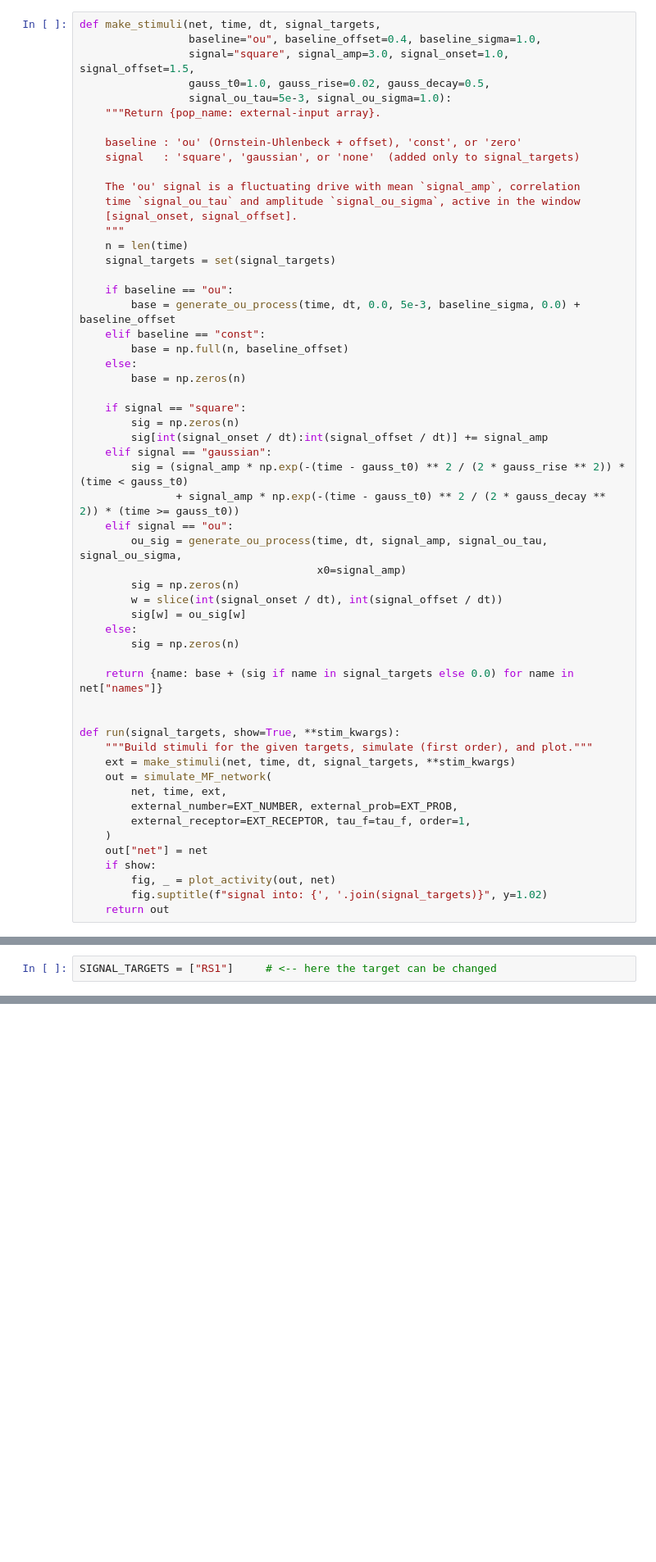
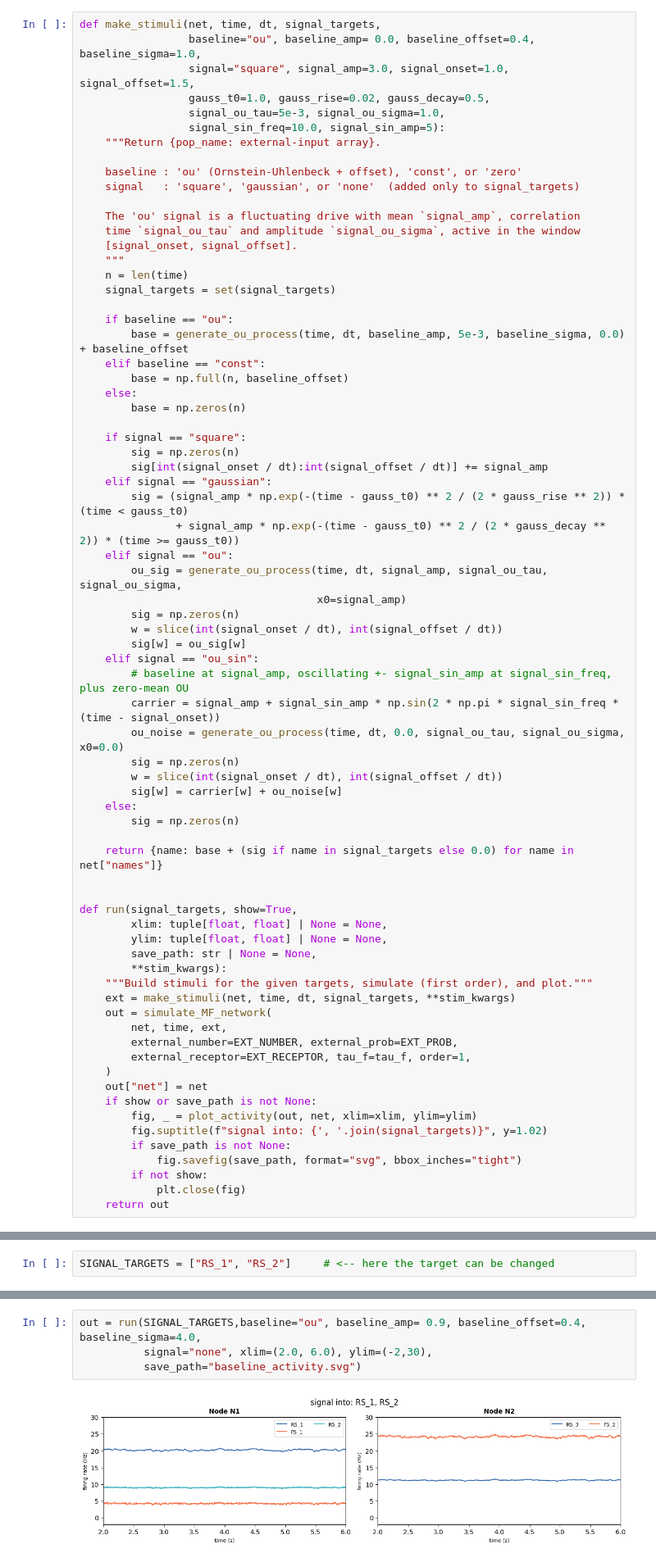
Before and after one commit to IlaCar/neuron-to-meanfield, a Jupyter notebook: network_of_mean_field/network_MF_signal_propagation.ipynb, the cells around one changed output, grey strips where cells are left out. Shown at 82% size. Saved outputs shown, nothing was run; the diff lists cells and outputs as text; blank space fills up the shorter version.

```diff
--- a/network_of_mean_field/network_MF_signal_propagation.ipynb
+++ b/network_of_mean_field/network_MF_signal_propagation.ipynb
@@ -86,10 +87,11 @@ Every population gets a **baseline** background drive; the chosen **signal
 targets** additionally get an injected **pulse**.
 # %%
 def make_stimuli(net, time, dt, signal_targets,
-                 baseline="ou", baseline_offset=0.4, baseline_sigma=1.0,
+                 baseline="ou", baseline_amp= 0.0, baseline_offset=0.4, baseline_sigma=1.0,
                  signal="square", signal_amp=3.0, signal_onset=1.0, signal_offset=1.5,
                  gauss_t0=1.0, gauss_rise=0.02, gauss_decay=0.5,
-                 signal_ou_tau=5e-3, signal_ou_sigma=1.0):
+                 signal_ou_tau=5e-3, signal_ou_sigma=1.0,
+                 signal_sin_freq=10.0, signal_sin_amp=5):
     """Return {pop_name: external-input array}.
 
     baseline : 'ou' (Ornstein-Uhlenbeck + offset), 'const', or 'zero'
@@ -103,7 +105,7 @@ def make_stimuli(net, time, dt, signal_targets,
     signal_targets = set(signal_targets)
 
     if baseline == "ou":
-        base = generate_ou_process(time, dt, 0.0, 5e-3, baseline_sigma, 0.0) + baseline_offset
+        base = generate_ou_process(time, dt, baseline_amp, 5e-3, baseline_sigma, 0.0) + baseline_offset
     elif baseline == "const":
         base = np.full(n, baseline_offset)
     else:
@@ -121,13 +123,24 @@ def make_stimuli(net, time, dt, signal_targets,
         sig = np.zeros(n)
         w = slice(int(signal_onset / dt), int(signal_offset / dt))
         sig[w] = ou_sig[w]
+    elif signal == "ou_sin":
+        # baseline at signal_amp, oscillating +- signal_sin_amp at signal_sin_freq, plus zero-mean OU
+        carrier = signal_amp + signal_sin_amp * np.sin(2 * np.pi * signal_sin_freq * (time - signal_onset))
+        ou_noise = generate_ou_process(time, dt, 0.0, signal_ou_tau, signal_ou_sigma, x0=0.0)
+        sig = np.zeros(n)
+        w = slice(int(signal_onset / dt), int(signal_offset / dt))
+        sig[w] = carrier[w] + ou_noise[w]
     else:
         sig = np.zeros(n)
 
     return {name: base + (sig if name in signal_targets else 0.0) for name in net["names"]}
 
 
-def run(signal_targets, show=True, **stim_kwargs):
+def run(signal_targets, show=True,
+        xlim: tuple[float, float] | None = None,
+        ylim: tuple[float, float] | None = None,
+        save_path: str | None = None,
+        **stim_kwargs):
     """Build stimuli for the given targets, simulate (first order), and plot."""
     ext = make_stimuli(net, time, dt, signal_targets, **stim_kwargs)
     out = simulate_MF_network(
@@ -136,9 +149,13 @@ def run(signal_targets, show=True, **stim_kwargs):
         external_receptor=EXT_RECEPTOR, tau_f=tau_f, order=1,
     )
     out["net"] = net
-    if show:
-        fig, _ = plot_activity(out, net)
+    if show or save_path is not None:
+        fig, _ = plot_activity(out, net, xlim=xlim, ylim=ylim)
         fig.suptitle(f"signal into: {', '.join(signal_targets)}", y=1.02)
+        if save_path is not None:
+            fig.savefig(save_path, format="svg", bbox_inches="tight")
+        if not show:
+            plt.close(fig)
     return out
 # %% [markdown]
 ## ▶ Choose the stimulated population(s)
@@ -146,4 +163,4 @@ def run(signal_targets, show=True, **stim_kwargs):
 Here the use can put one or more population names in `SIGNAL_TARGETS` (see the per-node list above), then run this cell and the next.
 Stimulate a population in one node and watch the others respond after the edge delays.
 # %%
-SIGNAL_TARGETS = ["RS1"]     # <-- here the target can be changed
+SIGNAL_TARGETS = ["RS_1", "RS_2"]     # <-- here the target can be changed
@@ -154,3 +167,9 @@ out = run(SIGNAL_TARGETS,signal="ou", signal_amp=3.0, signal_onset=1.0, signal_o
+# %%
+out = run(SIGNAL_TARGETS,baseline="ou", baseline_amp= 0.9, baseline_offset=0.4, baseline_sigma=4.0,
+          signal="none", xlim=(2.0, 6.0), ylim=(-2,30),
+          save_path="baseline_activity.svg")
+# %% [output]
+[figure, added]
 # %% [markdown]
 ## Investigate propagation
 
```
Also changed, not shown: parts of 11 cells of this notebook.
